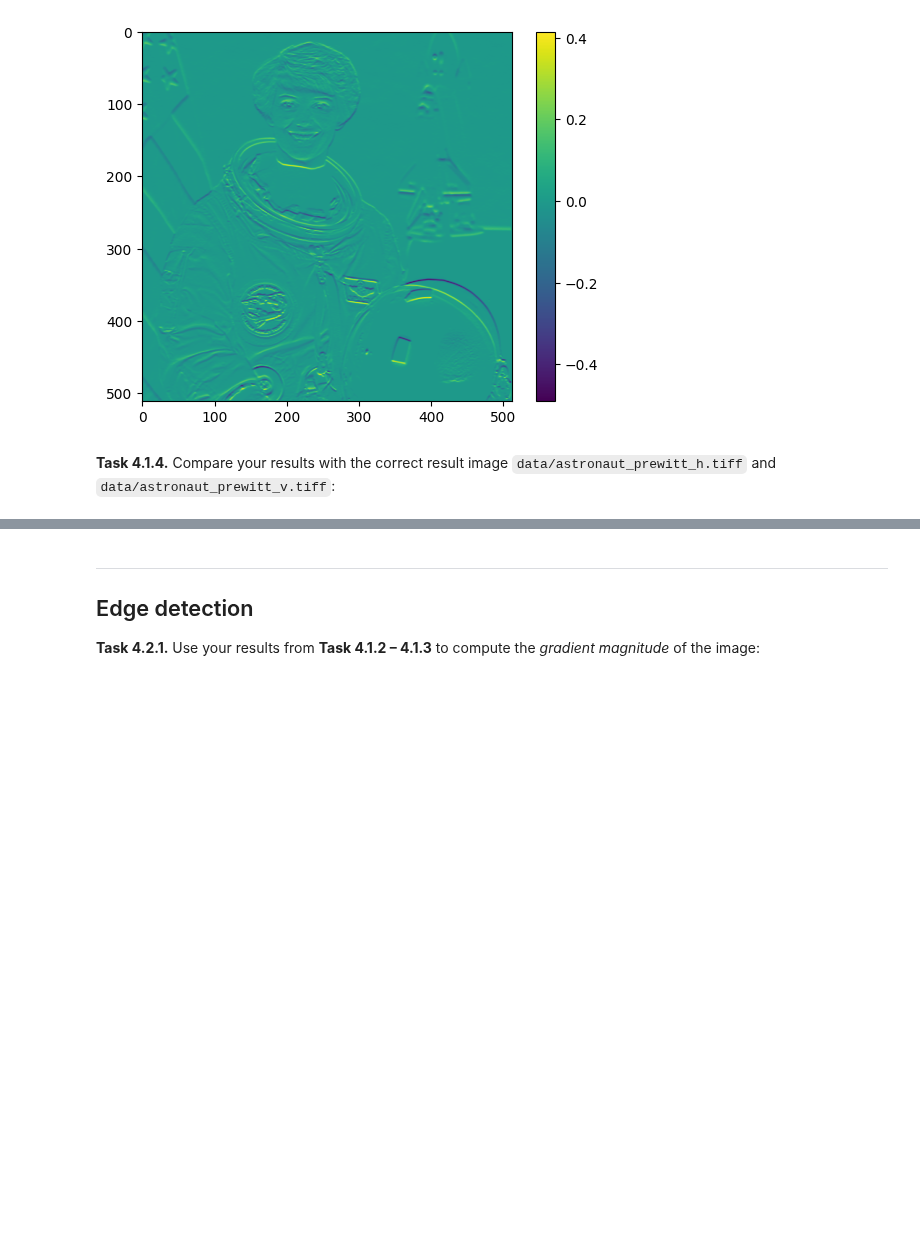
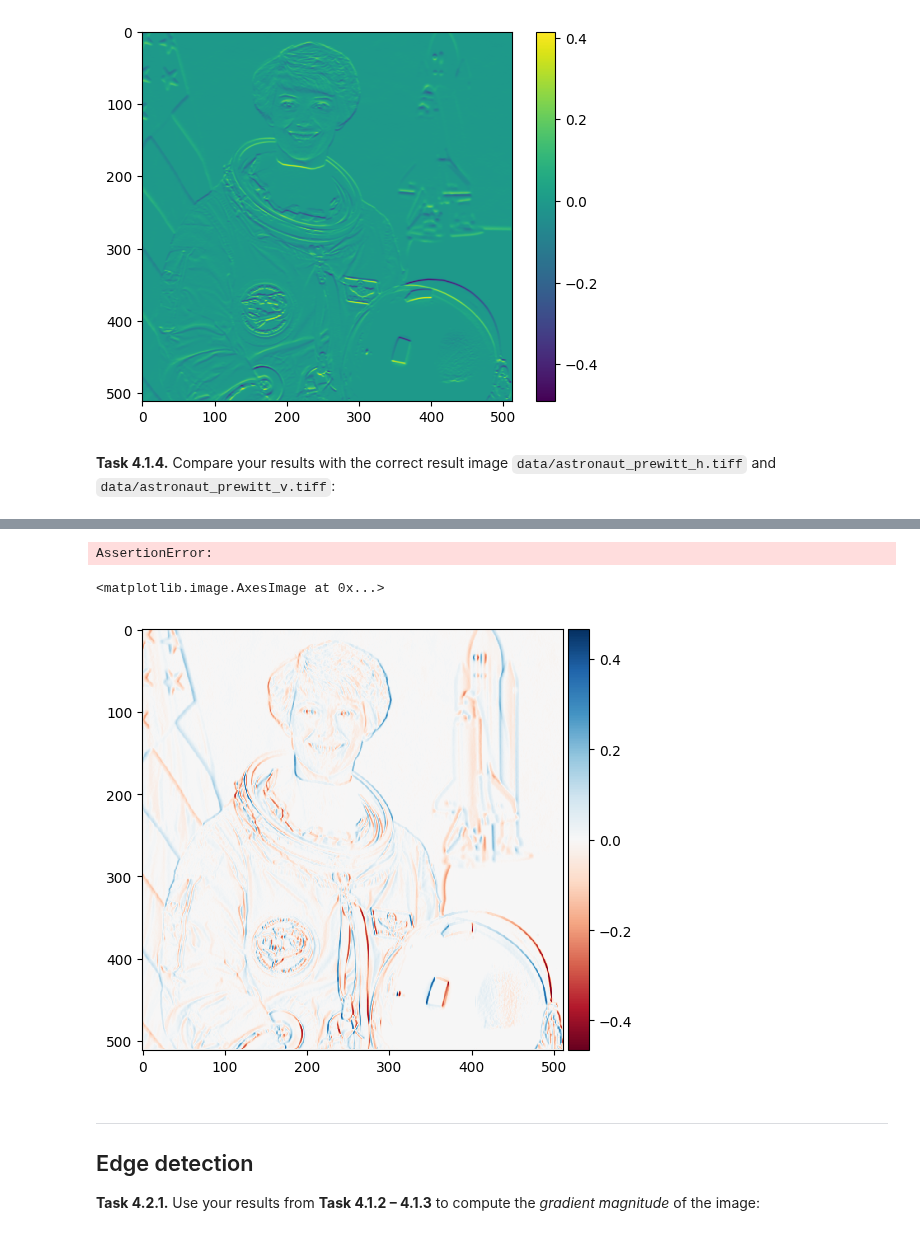
Before and after one commit to JanFelixSchreiber/mobi-fs3-python, a Jupyter notebook: task4.ipynb, the cells around one changed output, grey strips where cells are left out. Cells and saved outputs as stored; diff of their text form; code cells hidden in the pictures; blank space fills up the shorter version.

```diff
--- a/task4.ipynb
+++ b/task4.ipynb
@@ -80,3 +67,17 @@ AssertionError:
+# %%
+import skimage.io
+img_L_H=skimage.io.imread('data/astronaut_prewitt_h.tiff')
+img_L_V=skimage.io.imread('data/astronaut_prewitt_v.tiff')
+assert numpy.allclose(prewitt_v(img), img_L_H, atol=1/255)
+# %% [output]
+AssertionError:
+# %%
+import skimage.io
+img_L_H=skimage.io.imread('data/astronaut_prewitt_h.tiff')
+skimage.io.imshow(img_L_H)
+# %% [output]
+<matplotlib.image.AxesImage at 0x...>
+[figure, added]
 # %% [markdown]
 ---
 
```
Also changed, not shown: parts of 4 cells of this notebook.
